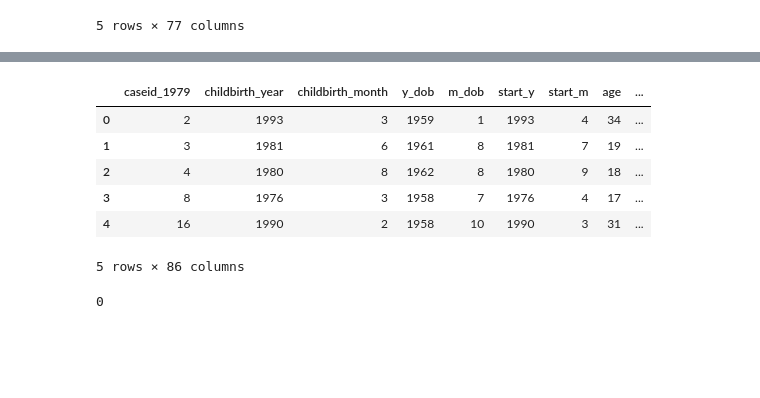
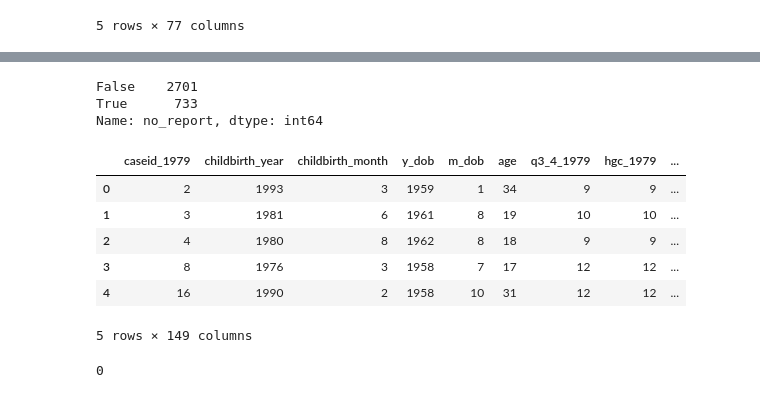
Before and after one commit to jolynn/Optout, a Jupyter notebook: 3IV_construction.ipynb, the cells around one changed output, grey strips where cells are left out. Cells and saved outputs as stored; diff of their text form; code cells hidden in the pictures; blank space fills up the shorter version.

Commit message:
updated prebirth work exp

```diff
--- a/3IV_construction.ipynb
+++ b/3IV_construction.ipynb
@@ -215,3 +199,5 @@ hi_grade_df.head()
 # %%
-# check different scenarios. merge data to access variables easily
+# check different scenarios
+# merge data to access variables easily
 merged = iv_df.merge(hi_grade_df, on='caseid_1979')
+merged = merged.merge(intdate_df, on='caseid_1979')
@@ -237,81 +217,105 @@ Name: age, dtype: int64
+# %%
+def has_no_survey_prebirth(row):
+    """
+    Return True if R was not interviewered prior to birth
+    """
+
+    return datetime(int(row['childbirth_year']), int(row['childbirth_month']), 1) <= datetime(1979, int(row['date_m_1979']), 1)
+
+
+merged['no_report'] = merged.apply(has_no_survey_prebirth, axis=1)
+merged.no_report.value_counts()
+# %% [output]
+False    2701
+True      733
+Name: no_report, dtype: int64
 # %%
 def get_hi_grade(row):
     """
-    Given a row of a respondent's data, return the highest grade completed by one year prebirth.
+    Given a row of a respondent's data, return the degree **from last survey report prior to birth**
 
-    If mother gave birth before <= 1979:
-        # At the time of pulling, if less than age 18 (strictly), assign no hs
+    If no survey report prior to birth:
+        # At the time of pulling, i.e. one month prior to birth, if less than age 18 (strictly), assign no hs
         # Otherwise, use education in 1979
 
-    If mother gave birth after > 1979:
-        Use the highest grade completed by one year prior to birth
+    If mother gave birth after >= 1979 survey:
+        return the degree from last survey report prior to birth
+
     """
 
-    if row['childbirth_year'] <= 1979:
+    birth_month = datetime(int(row["childbirth_year"]), int(row["childbirth_month"]), 1)
 
-        if row['age'] - 1 < 18: # age at one year prebirth < 18
+    if row['no_report']:
+
+        # this gives us the last day of prebirth month
+        # we will only use the year and month, the day doesn't matter
+        prebirth_month = birth_month - timedelta(days=1)
+        prebirth_age = prebirth_month.year - row["y_dob"] - (prebirth_month.month < row['m_dob'])
+
+        if prebirth_age < 18:
             return -1 # assume less than high school
         else:
             if row['hgcrev79_1979'] >= 0: # valid grade
                 return row['hgcrev79_1979']
             else:
-                print 'missing pre-1979, respondent %s, grade %s'%(row['caseid_1979'], row['hgcrev79_1979'])
+                print 'missing grade:', int(row['caseid_1979'])
                 return None
 
     else:
 
-        # up to 2010, revised highest grade is not provided in 2012 or 2014
+        # up to 2010, REVISED highest grade is not provided in 2012 or 2014
         years = range(1979, 1995) + range(1996, 2011, 2)
 
         # do not include grade 95 (which stands for ungraded study)
-        # only count until the year prior to birth
+        # only count until the survey report prior to birth
         vals = [row['hgcrev%s_%s'%(str(y)[2:], y)] for y in years
-            if row['hgcrev%s_%s'%(str(y)[2:], y)]<95 and row['hgcrev%s_%s'%(str(y)[2:], y)]>=0 and y<row['childbirth_year']]
+            if row['hgcrev%s_%s'%(str(y)[2:], y)]<95 and \
+                row['hgcrev%s_%s'%(str(y)[2:], y)]>=0 and \
+                datetime(int(y), int(row['date_m_%s'%y]), 1)<birth_month]
 
-        # record the corresponding years in the same order
-        #years = [y for y in years
-        #    if row['hgcrev%s_%s'%(str(y)[2:], y)]<95 and row['hgcrev%s_%s'%(str(y)[2:], y)]>=0]
+        #return the most recent valid degree reported prior to birth
+        if len(vals) > 0:
+            if vals[-1] != max(vals):
+                print 'last survey report diff from highest deg:', int(row['caseid_1979']), vals[-1], max(vals)
+            return vals[-1]
 
-        #return the highest degree and the year in which it was completed (the earliest year the highest grade appeared)
-        if len(vals) > 0:
-            return max(vals)
         else:
-            print 'missing post-1979, respondent %s, grade %s'%(row['caseid_1979'], row['hgcrev79_1979'])
+            print 'missing grade:', int(row['caseid_1979'])
             return None
 
 
 def recode_educ(g):
     """
     Convert highest grade completed to educational category
     """
 
     if g<12: # less than high school
         return 1
 
     elif g==12: # high school
         return 2
 
     elif (g>12 and g<16): # some college
         return 3
 
     elif g==16: # college graduate
         return 4
 
     elif g>16: # advanced degree
         return 5
 
 
 merged["hi_deg"] = merged.apply(get_hi_grade, axis=1)
 merged["educ"] = merged.hi_deg.map(recode_educ)
 merged.head()
 # %% [output]
-|  | caseid_1979 | childbirth_year | childbirth_month | y_dob | m_dob | start_y | start_m | age | ... |
-| 0 | 2 | 1993 | 3 | 1959 | 1 | 1993 | 4 | 34 | ... |
-| 1 | 3 | 1981 | 6 | 1961 | 8 | 1981 | 7 | 19 | ... |
-| 2 | 4 | 1980 | 8 | 1962 | 8 | 1980 | 9 | 18 | ... |
-| 3 | 8 | 1976 | 3 | 1958 | 7 | 1976 | 4 | 17 | ... |
-| 4 | 16 | 1990 | 2 | 1958 | 10 | 1990 | 3 | 31 | ... |
+|  | caseid_1979 | childbirth_year | childbirth_month | y_dob | m_dob | age | q3_4_1979 | hgc_1979 | ... |
+| 0 | 2 | 1993 | 3 | 1959 | 1 | 34 | 9 | 9 | ... |
+| 1 | 3 | 1981 | 6 | 1961 | 8 | 19 | 10 | 10 | ... |
+| 2 | 4 | 1980 | 8 | 1962 | 8 | 18 | 9 | 9 | ... |
+| 3 | 8 | 1976 | 3 | 1958 | 7 | 17 | 12 | 12 | ... |
+| 4 | 16 | 1990 | 2 | 1958 | 10 | 31 | 12 | 12 | ... |
-5 rows × 86 columns
+5 rows × 149 columns
 # %%
 # how many missing education? NO MISSING :)
 sum(merged.educ.isnull())
```
Also changed, not shown: parts of 70 cells of this notebook.
